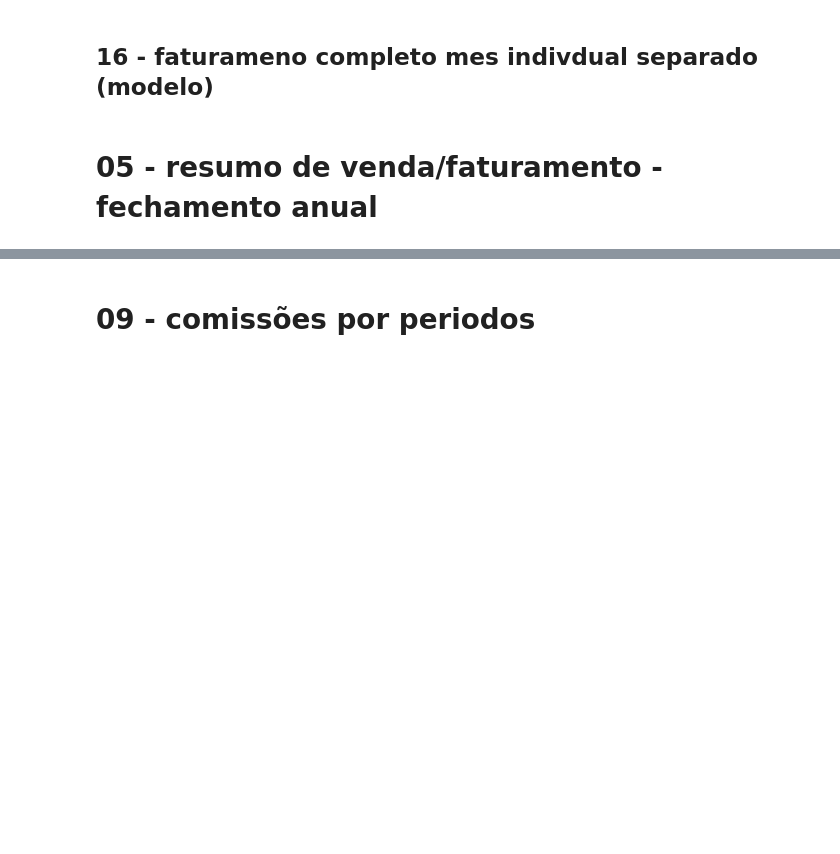
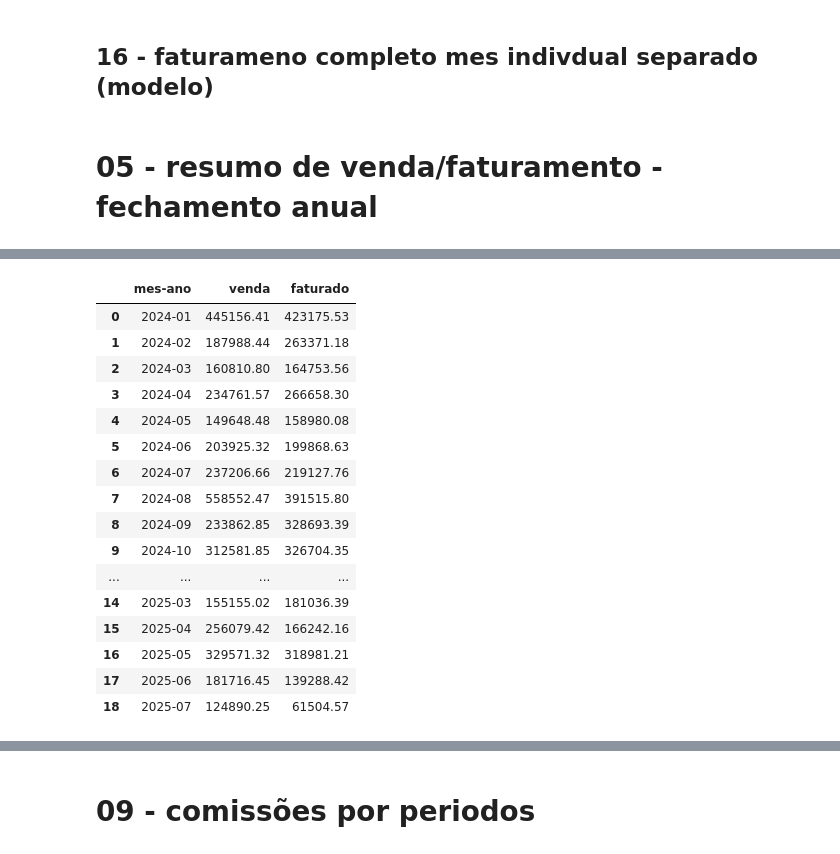
Before and after one commit to kauebdev/Relatorios_faturamento_Masquerade, a Jupyter notebook: Notebooks/main.ipynb, the cells around one changed output, grey strips where cells are left out. Drawn from its saved outputs; the diff is of its cells as text; code cells hidden in the pictures; blank space fills up the shorter version.

```diff
--- a/Notebooks/main.ipynb
+++ b/Notebooks/main.ipynb
@@ -194,33 +306,47 @@ Index(['Dt. emissão', 'Nr. nota', 'Nr Pedido', 'Clie Cgc Cpf', 'Cd Vendedor',
 # %%
 # -- 1 - defines as bases de dados e trata certas colunas
-df_nfs = df_nfs_masquerade[['Nr. nota','Dt. emissão', 'Nr Pedido', 'Vl Total Nota']]
-df_pedidos = df_pedidos_masquerade.copy()
+df_nfs = df_nfs_masquerade[['Vl Total Nota','Dt. emissão']]
+df_pedidos = df_pedidos_masquerade[['Vl venda','Dt. emissão']]
 
-# -- 2 -  defines as colunas do DataFrame
-# colunas = ['mes-ano', 'vendas', 'faturamento']
-colunas = ['Nr. nota','Dt. emissão', 'Nr Pedido', 'Vl Total Nota']
-df_raw_mes_ano = pd.DataFrame(columns=colunas)
-
-# -- 4 - coloca as informações no df princpal
-df_raw_mes_ano = pd.concat([df_raw_mes_ano, df_nfs], axis=0)
-
-# -- 5 - faz merge para epgar valor do pedido
-df_raw_mes_ano = df_raw_mes_ano.merge(df_pedidos[['Nr Pedido', 'Vl venda']],
-                                                      on='Nr Pedido', how='left')
-
-# -- 3 - pega os anos
+# -- 2 - pega os anos
 anos = [2024, 2025]
 
-# -- 4 - filtra com base nos anos e deixa penas o mes e o ano
-df_raw_mes_ano = df_raw_mes_ano[ # filtro
-            (df_raw_mes_ano['Dt. emissão'].dt.year == anos[0]) |
-            (df_raw_mes_ano['Dt. emissão'].dt.year == anos[1])
+# -- 3 - filtra com base nos anos e deixa penas o mes e o ano
+df_pedidos = df_pedidos[ # filtro
+            (df_pedidos['Dt. emissão'].dt.year == anos[0]) |
+            (df_pedidos['Dt. emissão'].dt.year == anos[1])
             ]
 
-df_raw_mes_ano['Dt. emissão'] = df_raw_mes_ano['Dt. emissão'].dt.to_period('M')
+df_nfs = df_nfs[ # filtro
+            (df_nfs['Dt. emissão'].dt.year == anos[0]) |
+            (df_nfs['Dt. emissão'].dt.year == anos[1])
+            ]
 
-# -- 5 - atribui a noss df prinsipal
-df_faturamento_mes_ano = df_raw_mes_ano[['Dt. emissão', 'Vl venda','Vl Total Nota']]
+# -- 4 - trandorma em mes-ano
+df_pedidos['Dt. emissão'] = df_pedidos['Dt. emissão'].dt.to_period('M')
+df_nfs['Dt. emissão'] = df_nfs['Dt. emissão'].dt.to_period('M')
 
-# -- 6 - filtra por mes e soma venda e faturamento
-df_faturamento_mes_ano = df_faturamento_mes_ano.groupby('Dt. emissão')[['Vl venda','Vl Total Nota']].sum()
+# -- 5 - Agrupa por mês e soma os valores
+vendas_mensal = df_pedidos.groupby('Dt. emissão')['Vl venda'].sum().reset_index()
+faturado_mensal = df_nfs.groupby('Dt. emissão')['Vl Total Nota'].sum().reset_index()
+
+# -- 7 -  mergga os dois DataFrames pela coluna 'Dt. emissão'
+df_raw_mes_ano = pd.merge(
+    vendas_mensal,
+    faturado_mensal,
+    on='Dt. emissão',
+    how='outer'  # inclui meses que têm apenas vendas ou apenas faturamento
+).fillna(0)
+
+# -- 8 - Ordena pelo mês-ano corretamente
+df_raw_mes_ano = df_raw_mes_ano.sort_values('Dt. emissão')
+
+# -- 9 - mud o nome ds colunas
+df_raw_mes_ano.columns = ['mes-ano', 'venda', 'faturado']
+
+total_2024_faturado = df_raw_mes_ano['faturado'].sum()
+total_2024_venda = df_raw_mes_ano['venda'].sum()
+
+print(f'2024 - total:\n faturado | venda \n {total_2024_faturado} | {total_2024_venda} ')
+df_raw_mes_ano
+# %% [output]
@@ -226,0 +356,17 @@ df_faturamento_mes_ano = df_faturamento_mes_ano.groupby('Dt. emissão')[['Vl ven
+|  | mes-ano | venda | faturado |
+| 0 | 2024-01 | 445156.41 | 423175.53 |
+| 1 | 2024-02 | 187988.44 | 263371.18 |
+| 2 | 2024-03 | 160810.80 | 164753.56 |
+| 3 | 2024-04 | 234761.57 | 266658.30 |
+| 4 | 2024-05 | 149648.48 | 158980.08 |
+| 5 | 2024-06 | 203925.32 | 199868.63 |
+| 6 | 2024-07 | 237206.66 | 219127.76 |
+| 7 | 2024-08 | 558552.47 | 391515.80 |
+| 8 | 2024-09 | 233862.85 | 328693.39 |
+| 9 | 2024-10 | 312581.85 | 326704.35 |
+| ... | ... | ... | ... |
+| 14 | 2025-03 | 155155.02 | 181036.39 |
+| 15 | 2025-04 | 256079.42 | 166242.16 |
+| 16 | 2025-05 | 329571.32 | 318981.21 |
+| 17 | 2025-06 | 181716.45 | 139288.42 |
+| 18 | 2025-07 | 124890.25 | 61504.57 |
```
Also changed, not shown: parts of 18 cells of this notebook, 9 other files.
